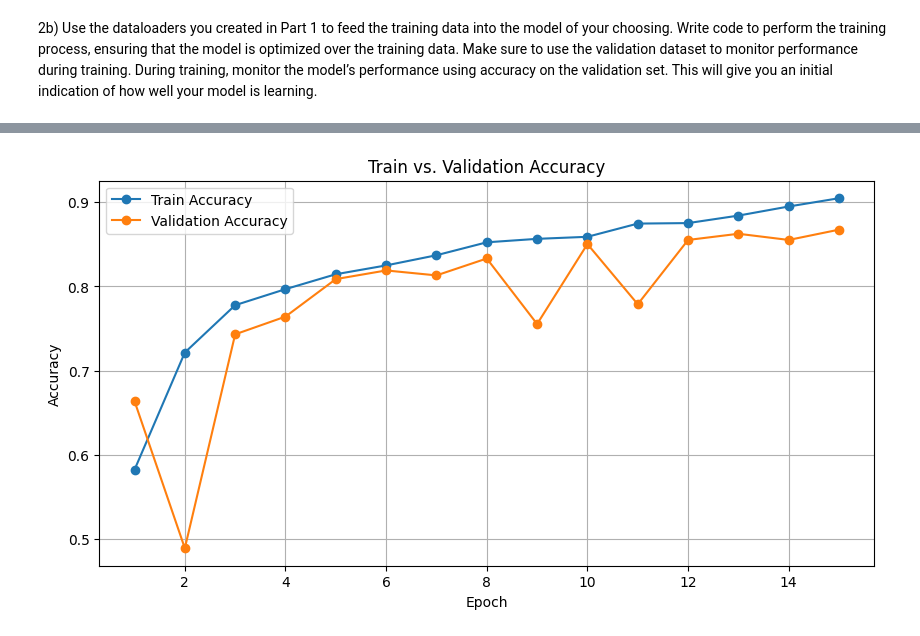
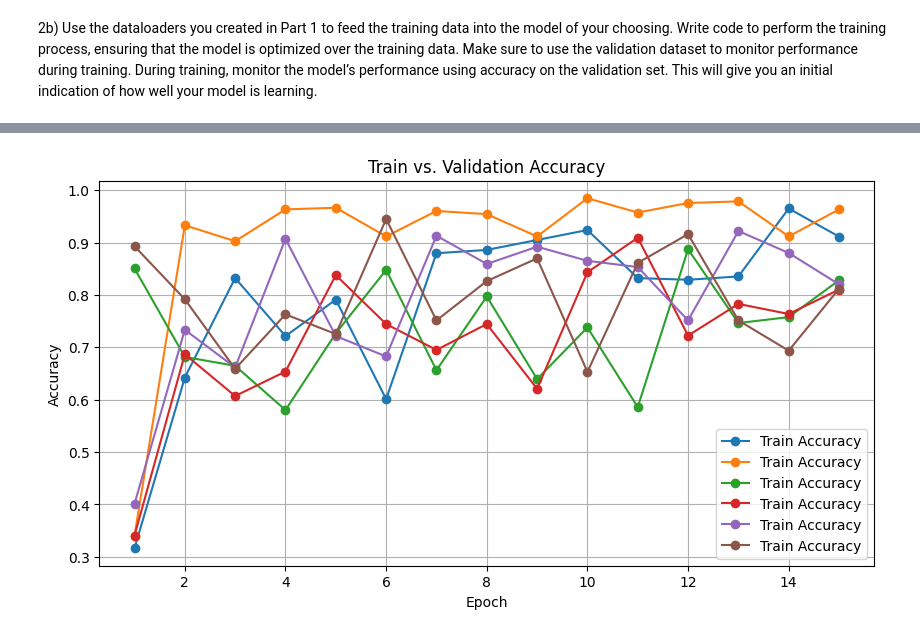
Before and after one commit to hakonko/IN3310, a Jupyter notebook: Mandatory 1/oblig1_haakongk_sketch2.ipynb, the cells around one changed output, grey strips where cells are left out. Saved outputs shown, nothing was run; the diff lists cells and outputs as text; code cells hidden in the pictures.

```diff
--- a/Mandatory 1/oblig1_haakongk_sketch2.ipynb
+++ b/Mandatory 1/oblig1_haakongk_sketch2.ipynb
@@ -176,7 +176,7 @@ def evaluate_model(model, dataloader, class_names=None):
 
     return accuracy, ap_scores, map_score, class_accs
 # %%
-def train_model(model, train_loader, val_loader, criterion, optimizer, num_epochs=10, early_stopping=5):
+def train_model(model, train_loader, val_loader, criterion, optimizer, file_path, num_epochs=10, early_stopping=5):
     model = model.to(device)
 
     train_accs, val_accs, map_scores, class_accs = [], [], [], []
@@ -210,7 +210,7 @@ def train_model(model, train_loader, val_loader, criterion, optimizer, num_epoch
         class_accs.append(class_acc)
 
         if map_score > best_map_score:
-            torch.save(model.state_dict(), "resnet_best.pth")
+            torch.save(model.state_dict(), file_path)
             print(f"Epoch {epoch+1}/{num_epochs}, Train Acc: {train_accuracy:.4f}, Val Acc: {val_accuracy:.4f}, mAP: {map_score:.4f} - Model Saved")
             best_map_score = map_score
             epochs_no_improvement = 0
@@ -228,5 +228,6 @@ def train_model(model, train_loader, val_loader, criterion, optimizer, num_epoch
 criterion = nn.CrossEntropyLoss()
 model = ResNet(img_channels=3, num_layers=34, num_classes=len(classes))
 optimizer = optim.Adam(model.parameters(), lr=0.001)
-train_acc1, val_acc1, map_scores1, class_accs1 = train_model(model, train_loader, val_loader, criterion, optimizer, num_epochs=15)
+file_path = '/mnt/e/ml_projects/IN3310/2025/tut_data/oblig1/resnet1.pth'
+train_acc1, val_acc1, map_scores1, class_accs1 = train_model(model, train_loader, val_loader, criterion, optimizer, file_path, num_epochs=15)
 # %% [output]
@@ -249,0 +251,6 @@ Epoch 15/15, Train Acc: 0.9047, Val Acc: 0.8674, mAP: 0.9358 - Model Saved
+# %%
+criterion = nn.CrossEntropyLoss()
+model = ResNet(img_channels=3, num_layers=34, num_classes=len(classes))
+optimizer = optim.Adam(model.parameters(), lr=0.001)
+file_path = '/mnt/e/ml_projects/IN3310/2025/tut_data/oblig1/resnet2.pth'
+train_acc2, val_acc2, map_scores2, class_accs2 = train_model(model, train_loader_augm, val_loader, criterion, optimizer, file_path, num_epochs=15)
@@ -250,13 +299,12 @@ Epoch 15/15, Train Acc: 0.9047, Val Acc: 0.8674, mAP: 0.9358 - Model Saved
 # %%
 epochs = range(1, len(train_acc1) + 1)
 plt.figure(figsize=(10, 5))
-plt.plot(epochs, train_acc1, label="Train Accuracy", marker="o")
-plt.plot(epochs, val_acc1, label="Validation Accuracy", marker="o")
+plt.plot(epochs, class_accs2, label="Train Accuracy", marker="o")
 plt.xlabel("Epoch")
 plt.ylabel("Accuracy")
 plt.title("Train vs. Validation Accuracy")
 plt.legend()
 plt.grid(True)
 plt.show()
 # %% [output]
-[figure, old version]
+[figure, new version]
```
Also changed, not shown: parts of 4 cells of this notebook, 1 other file.
